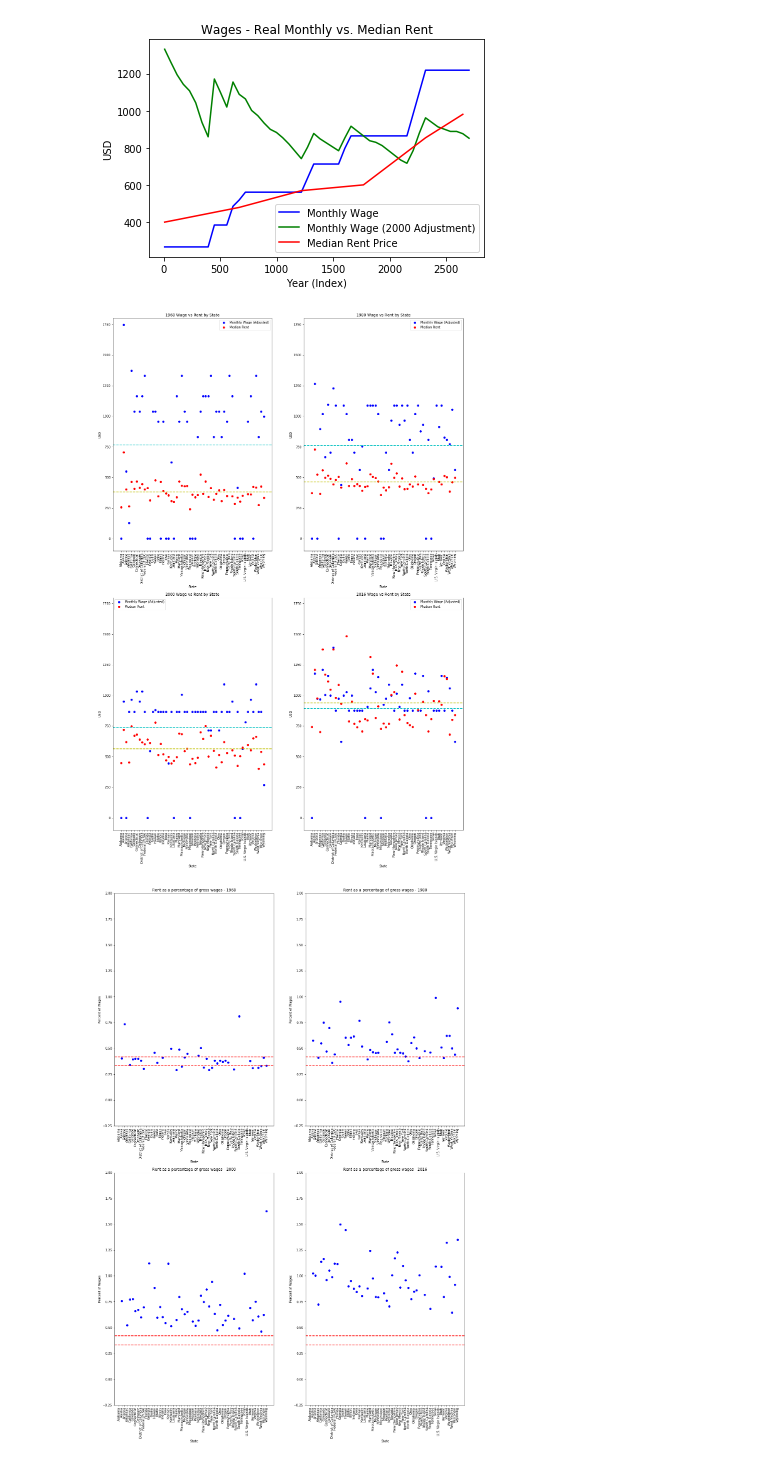
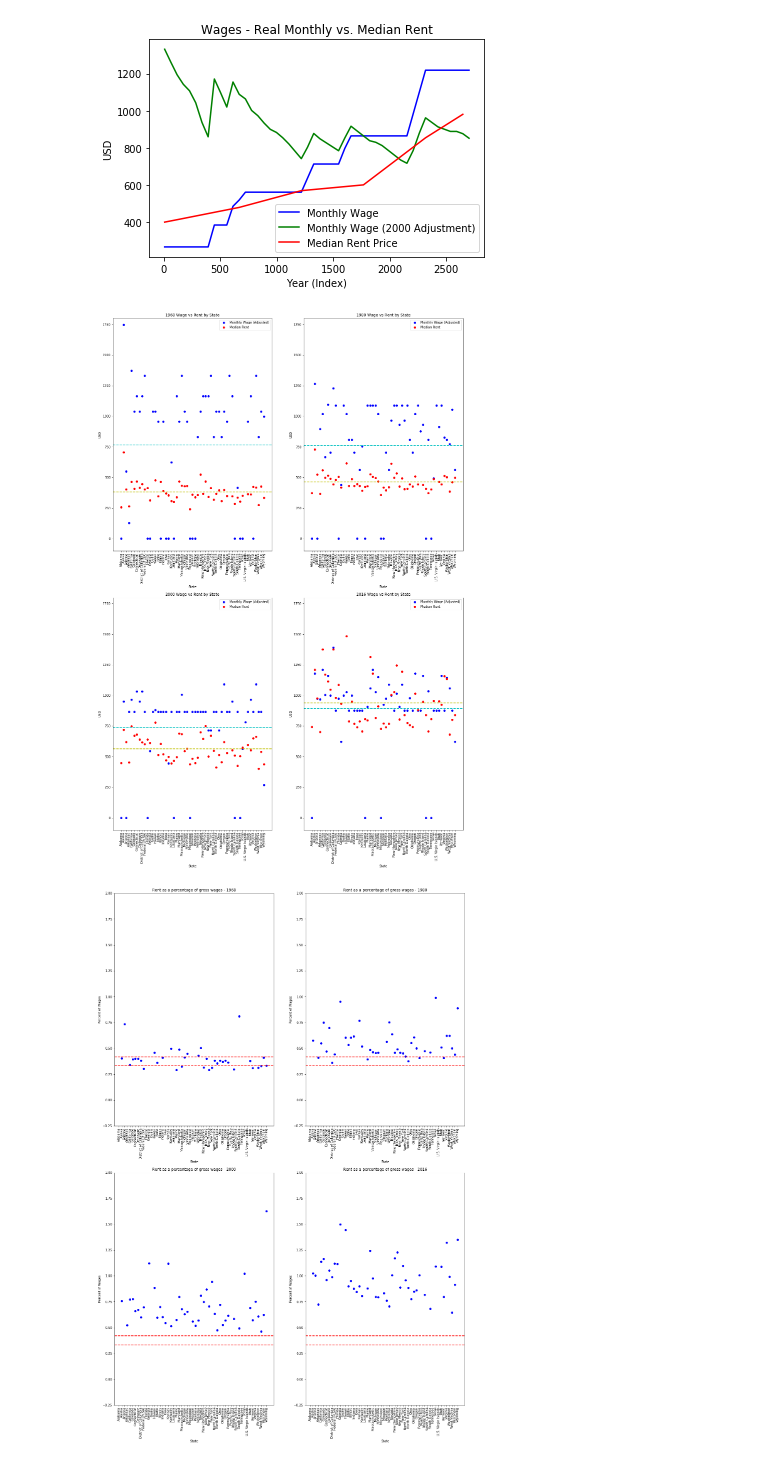
Before and after one commit to jkovach89/Wage_Affordability, a Jupyter notebook: Capstone 1 - Wage Affordability Study.ipynb, the cells around one changed output. Saved outputs shown, nothing was run; the diff lists cells and outputs as text; code cells hidden in the pictures.

```diff
--- a/Capstone 1 - Wage Affordability Study.ipynb
+++ b/Capstone 1 - Wage Affordability Study.ipynb
@@ -172,35 +172,35 @@ plt.ylabel('USD')
 plt.title('1980 Wage vs Rent by State')
 plt.legend(loc='upper right')
 plt.xticks(rotation=90)
 plt.ylim(-100,1800)
 
 plt.subplot(2,2,3)
 plt.scatter(x=wage_2000['State'], y=wage_2000['Adj.Monthly.Wage'], color='b', label='Monthly Wage (Adjusted)')
 plt.scatter(x=wage_2000['State'], y=wage_2000['Rent.Median'], color='r', label='Median Rent')
 plt.axhline(wage_2000['Adj.Monthly.Wage'].mean(), color='c', linestyle='dashed', linewidth=2)
 plt.axhline(wage_2000['Rent.Median'].mean(), color='y', linestyle='dashed', linewidth=2)
 plt.xlabel('State')
 plt.ylabel('USD')
 plt.title('2000 Wage vs Rent by State')
-plt.legend(loc='upper left')
+plt.legend(loc='upper right')
 plt.xticks(rotation=90)
 plt.ylim(-100,1800)
 
 plt.subplot(2,2,4)
 plt.scatter(x=wage_2016['State'], y=wage_2016['Adj.Monthly.Wage'], color='b', label='Monthly Wage (Adjusted)')
 plt.scatter(x=wage_2016['State'], y=wage_2016['Rent.Median'], color='r', label='Median Rent')
 plt.axhline(wage_2016['Adj.Monthly.Wage'].mean(), color='c', linestyle='dashed', linewidth=2)
 plt.axhline(wage_2016['Rent.Median'].mean(), color='y', linestyle='dashed', linewidth=2)
 plt.xlabel('State')
 plt.ylabel('USD')
 plt.title('2016 Wage vs Rent by State')
 plt.legend(loc='upper right')
 plt.xticks(rotation=90)
 plt.ylim(-100,1800)
 
 plt.show()
 # %% [output]
-[figure, old version]
+[figure, new version]
 # %%
 '''
 In the above scatter plots, the picture of the initial question becomes bit more clear. We can easily
```
Also changed, not shown: parts of 7 cells of this notebook.
